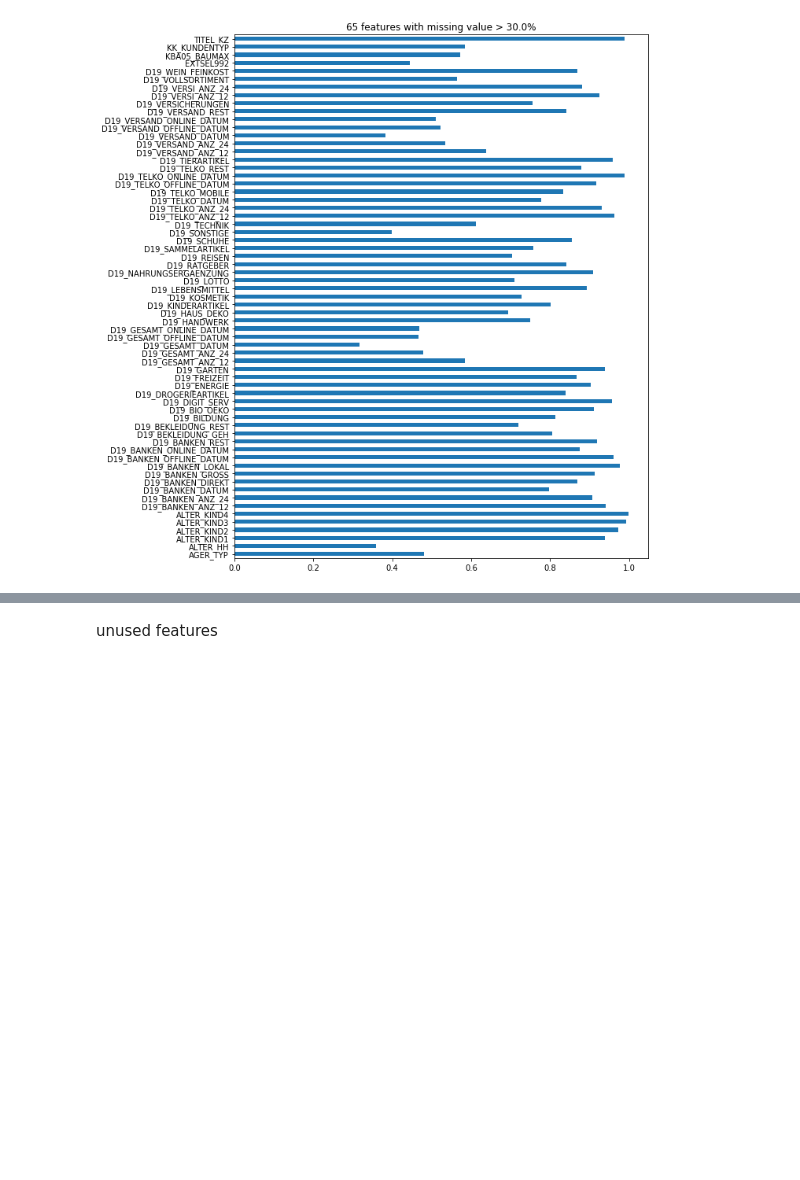
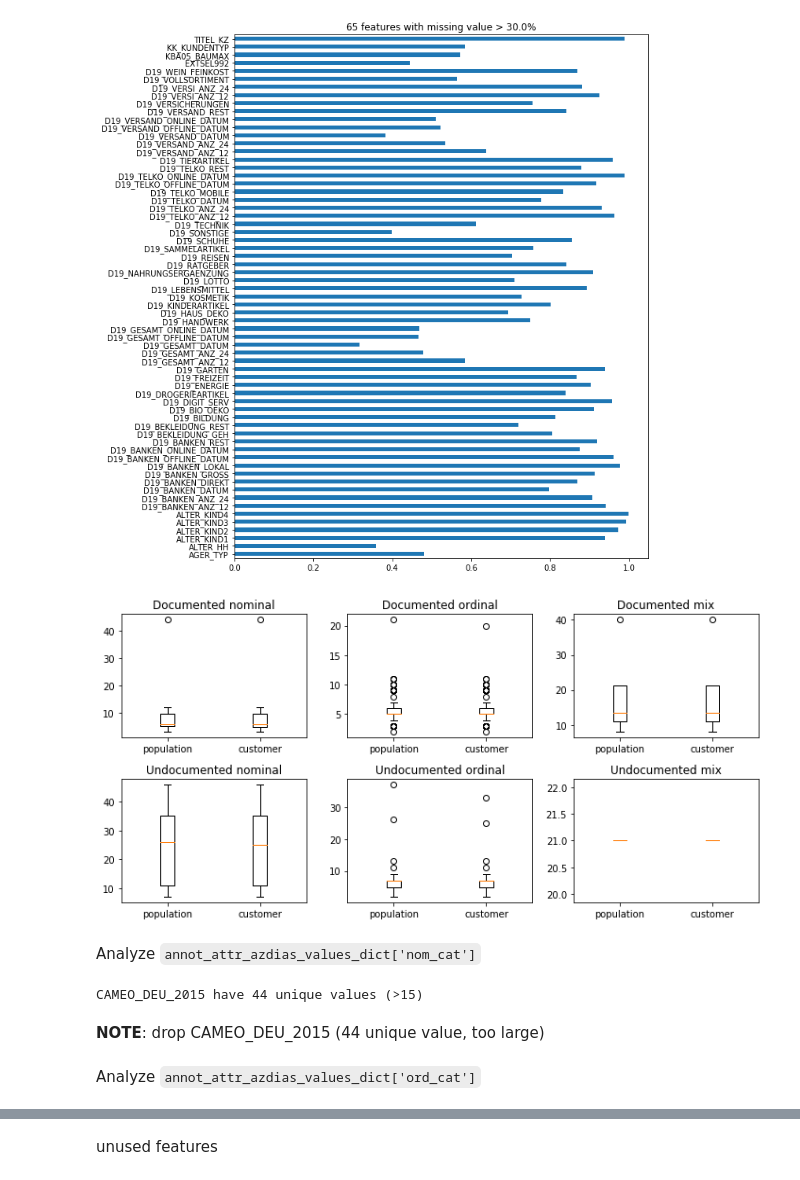
Before and after one commit to dragon7-fc/DSND-Capstone, a Jupyter notebook: Arvato Project Workbook.ipynb, the cells around one changed output, grey strips where cells are left out. Saved outputs shown, nothing was run; the diff lists cells and outputs as text; code cells hidden in the pictures; blank space fills up the shorter version.

```diff
--- a/Arvato Project Workbook.ipynb
+++ b/Arvato Project Workbook.ipynb
@@ -747,3 +741,0 @@ __NOTE__: We will drop EINGEFUEGT_AM, because it contains thunsands of datetime.
-# %%
-customers_unused_not_annot_attribute = np.union1d(customers_unused_not_annot_attribute, 'EINGEFUEGT_AM')
-customers_nom_cat_not_annot_attribute = np.setdiff1d(customers_nom_cat_not_annot_attribute, 'EINGEFUEGT_AM')
@@ -764,3 +755,0 @@ __NOTE__: We will drop D19_LETZTER_KAUF_BRANCHE, because it contains too many fe
-# %%
-customers_unused_not_annot_attribute = np.union1d(customers_unused_not_annot_attribute, 'D19_LETZTER_KAUF_BRANCHE')
-customers_nom_cat_not_annot_attribute = np.setdiff1d(customers_nom_cat_not_annot_attribute, 'D19_LETZTER_KAUF_BRANCHE')
@@ -1472,3 +1501,44 @@ plt.tight_layout()
 plt.show()
 # %% [output]
 [figure]
+# %%
+plt.figure(figsize = [10, 5])
+
+plt.subplot(2,3,1)
+plt.boxplot([new_azdias_df[annot_attr_azdias_values_dict['nom_cat']].nunique(), new_customers_df[annot_attr_azdias_values_dict['nom_cat']].nunique()], labels=['population', 'customer'])
+plt.title('Documented nominal')
+
+plt.subplot(2,3,2)
+plt.boxplot([new_azdias_df[annot_attr_azdias_values_dict['ord_cat']].nunique(), new_customers_df[annot_attr_azdias_values_dict['ord_cat']].nunique()], labels=['population', 'customer'])
+plt.title('Documented ordinal')
+
+plt.subplot(2,3,3)
+plt.boxplot([new_azdias_df[annot_attr_azdias_values_dict['mix_cat']].nunique(), new_customers_df[annot_attr_azdias_values_dict['mix_cat']].nunique()], labels=['population', 'customer'])
+plt.title('Documented mix')
+
+
+plt.subplot(2,3,4)
+plt.boxplot([new_azdias_df[not_annot_attr_azdias_values_dict['nom_cat']].nunique(), new_customers_df[not_annot_attr_azdias_values_dict['nom_cat']].nunique()], labels=['population', 'customer'])
+plt.title('Undocumented nominal')
+
+plt.subplot(2,3,5)
+plt.boxplot([new_azdias_df[not_annot_attr_azdias_values_dict['ord_cat']].nunique(), new_customers_df[not_annot_attr_azdias_values_dict['ord_cat']].nunique()], labels=['population', 'customer'])
+plt.title('Undocumented ordinal')
+
+plt.subplot(2,3,6)
+plt.boxplot([new_azdias_df[not_annot_attr_azdias_values_dict['mix_cat']].nunique(), new_customers_df[not_annot_attr_azdias_values_dict['mix_cat']].nunique()], labels=['population', 'customer'])
+plt.title('Undocumented mix')
+
+plt.tight_layout()
+plt.show()
+# %% [output]
+[figure, added]
+# %% [markdown]
+Analyze `annot_attr_azdias_values_dict['nom_cat']`
+# %%
+for v in annot_attr_azdias_values_dict['nom_cat']:
+    nunique =  new_azdias_df[v].nunique()
+    if nunique > 15:
+        print('{} have {} unique values (>15)'.format(v, new_azdias_df[v].nunique()))
+# %% [output]
+CAMEO_DEU_2015 have 44 unique values (>15)
@@ -1474,0 +1547,4 @@ plt.show()
+# %% [markdown]
+__NOTE__: drop CAMEO_DEU_2015 (44 unique value, too large)
+# %% [markdown]
+Analyze `annot_attr_azdias_values_dict['ord_cat']`
```
Also changed, not shown: parts of 47 cells of this notebook.
